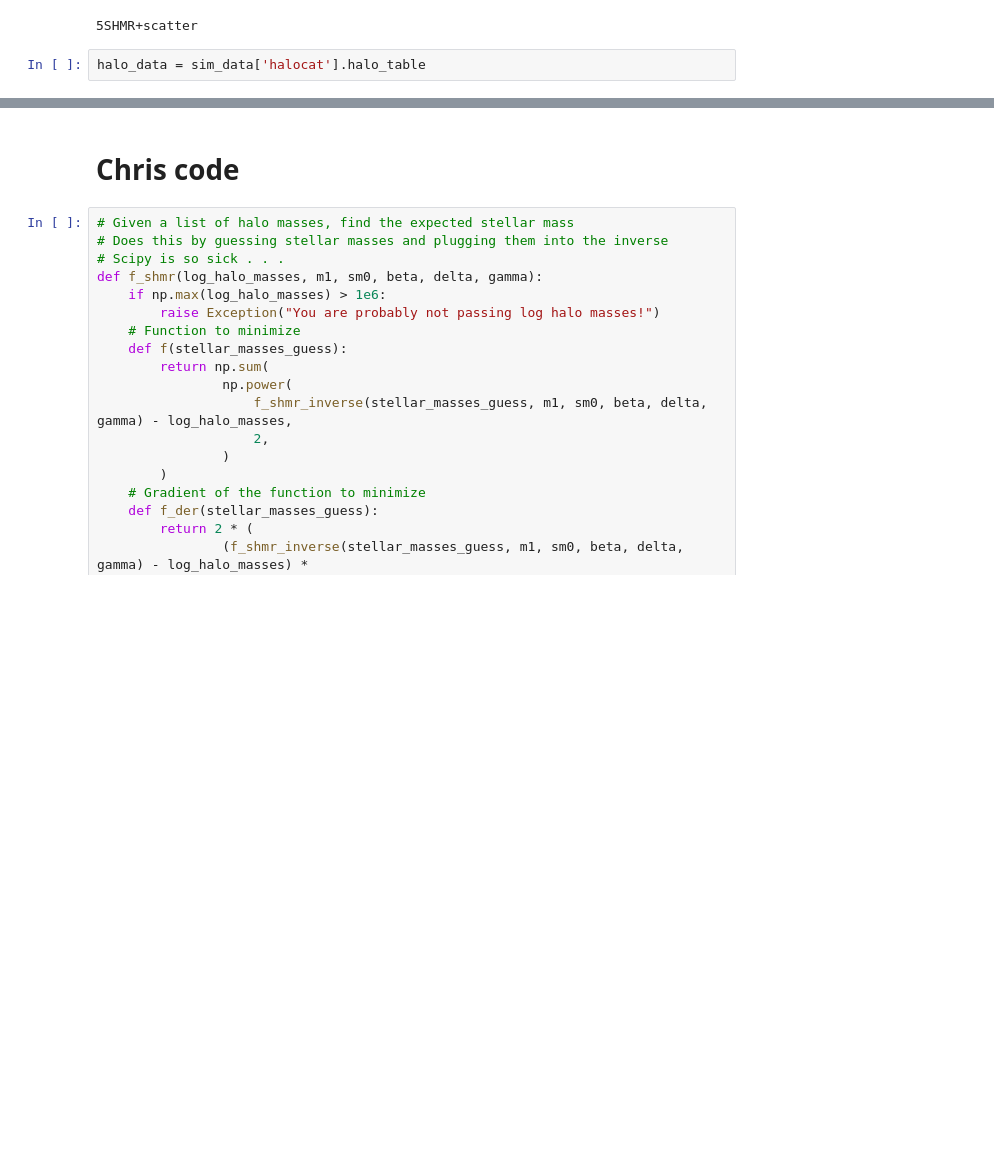
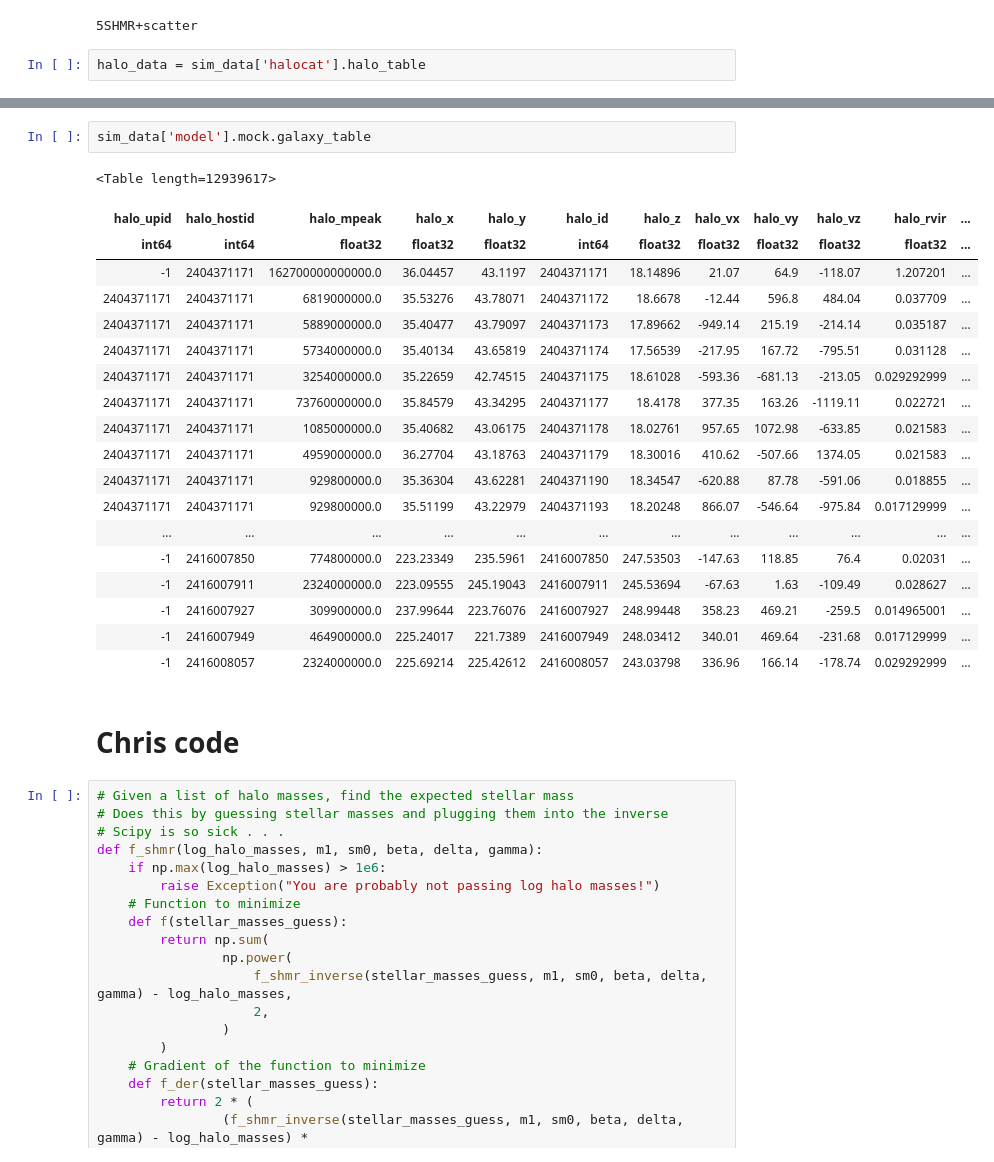
Before and after one commit to f-ardila/dwarf_lensing, a Jupyter notebook: halotools_vs_chris.ipynb, the cells around one changed output, grey strips where cells are left out. Saved outputs shown, nothing was run; the diff lists cells and outputs as text; blank space fills up the shorter version.

```diff
--- a/halotools_vs_chris.ipynb
+++ b/halotools_vs_chris.ipynb
@@ -22,3 +52,25 @@ halo_data = sim_data['halocat'].halo_table
+# %%
+sim_data['model'].mock.galaxy_table
+# %% [output]
+<Table length=12939617>
+| halo_upid | halo_hostid | halo_mpeak | halo_x | halo_y | halo_id | halo_z | halo_vx | halo_vy | halo_vz | halo_rvir | ... |
+| int64 | int64 | float32 | float32 | float32 | int64 | float32 | float32 | float32 | float32 | float32 | ... |
+| -1 | 2404371171 | 162700000000000.0 | 36.04457 | 43.1197 | 2404371171 | 18.14896 | 21.07 | 64.9 | -118.07 | 1.207201 | ... |
+| 2404371171 | 2404371171 | 6819000000.0 | 35.53276 | 43.78071 | 2404371172 | 18.6678 | -12.44 | 596.8 | 484.04 | 0.037709 | ... |
+| 2404371171 | 2404371171 | 5889000000.0 | 35.40477 | 43.79097 | 2404371173 | 17.89662 | -949.14 | 215.19 | -214.14 | 0.035187 | ... |
+| 2404371171 | 2404371171 | 5734000000.0 | 35.40134 | 43.65819 | 2404371174 | 17.56539 | -217.95 | 167.72 | -795.51 | 0.031128 | ... |
+| 2404371171 | 2404371171 | 3254000000.0 | 35.22659 | 42.74515 | 2404371175 | 18.61028 | -593.36 | -681.13 | -213.05 | 0.029292999 | ... |
+| 2404371171 | 2404371171 | 73760000000.0 | 35.84579 | 43.34295 | 2404371177 | 18.4178 | 377.35 | 163.26 | -1119.11 | 0.022721 | ... |
+| 2404371171 | 2404371171 | 1085000000.0 | 35.40682 | 43.06175 | 2404371178 | 18.02761 | 957.65 | 1072.98 | -633.85 | 0.021583 | ... |
+| 2404371171 | 2404371171 | 4959000000.0 | 36.27704 | 43.18763 | 2404371179 | 18.30016 | 410.62 | -507.66 | 1374.05 | 0.021583 | ... |
+| 2404371171 | 2404371171 | 929800000.0 | 35.36304 | 43.62281 | 2404371190 | 18.34547 | -620.88 | 87.78 | -591.06 | 0.018855 | ... |
+| 2404371171 | 2404371171 | 929800000.0 | 35.51199 | 43.22979 | 2404371193 | 18.20248 | 866.07 | -546.64 | -975.84 | 0.017129999 | ... |
+| ... | ... | ... | ... | ... | ... | ... | ... | ... | ... | ... | ... |
+| -1 | 2416007850 | 774800000.0 | 223.23349 | 235.5961 | 2416007850 | 247.53503 | -147.63 | 118.85 | 76.4 | 0.02031 | ... |
+| -1 | 2416007911 | 2324000000.0 | 223.09555 | 245.19043 | 2416007911 | 245.53694 | -67.63 | 1.63 | -109.49 | 0.028627 | ... |
+| -1 | 2416007927 | 309900000.0 | 237.99644 | 223.76076 | 2416007927 | 248.99448 | 358.23 | 469.21 | -259.5 | 0.014965001 | ... |
+| -1 | 2416007949 | 464900000.0 | 225.24017 | 221.7389 | 2416007949 | 248.03412 | 340.01 | 469.64 | -231.68 | 0.017129999 | ... |
+| -1 | 2416008057 | 2324000000.0 | 225.69214 | 225.42612 | 2416008057 | 243.03798 | 336.96 | 166.14 | -178.74 | 0.029292999 | ... |
 # %% [markdown]
 # Chris code
 # %%
```
Also changed, not shown: parts of 7 cells of this notebook, 1 other file.
